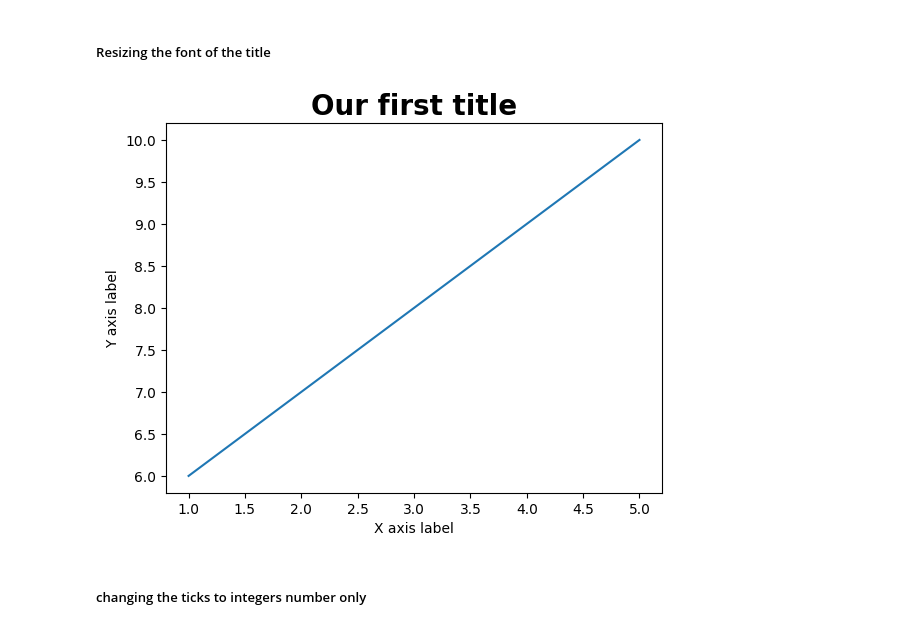
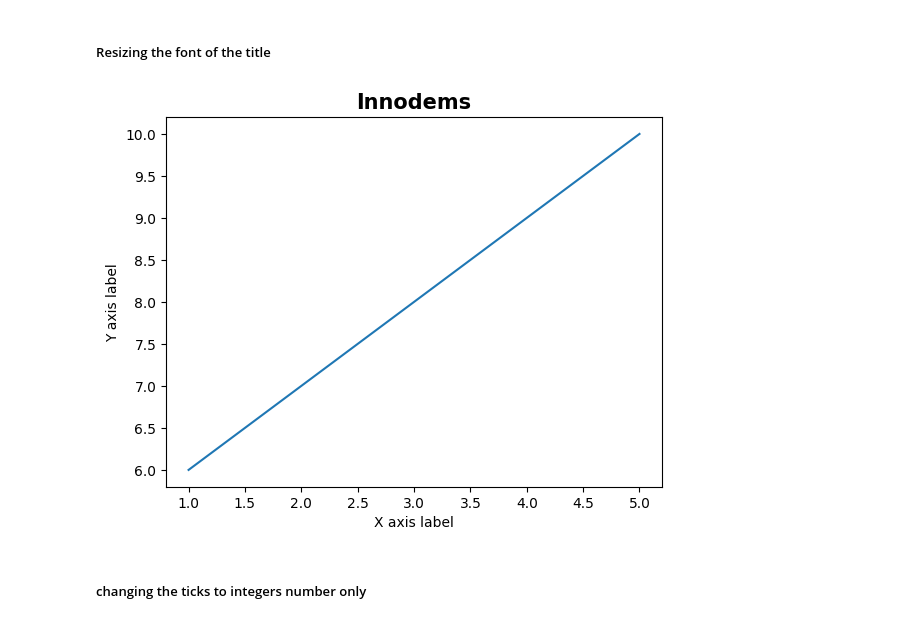
Before and after one commit to murungadaniel/StartUpCodesPythonAIandML, a Jupyter notebook: matplotlib.ipynb, the cells around one changed output. Saved outputs shown, nothing was run; the diff lists cells and outputs as text; code cells hidden in the pictures.

```diff
--- a/matplotlib.ipynb
+++ b/matplotlib.ipynb
@@ -27,13 +29,13 @@ plt.show()
 # %%
 x = [1,2,3,4,5]
 y = [6,7,8,9,10]
 plt.plot(x,y)
-plt.title('Our first title',fontdict = {'fontsize':20,'fontweight':'bold'})
+plt.title('Innodems',fontdict = {'fontsize':15,'fontweight':'bold'})
 plt.xlabel('X axis label')
 plt.ylabel('Y axis label')
 plt.show()
 # %% [output]
-[figure, old version]
+[figure, new version]
 # %% [markdown]
 ##### changing the ticks to integers number only
 # %%
```
Also changed, not shown: parts of 6 cells of this notebook.
